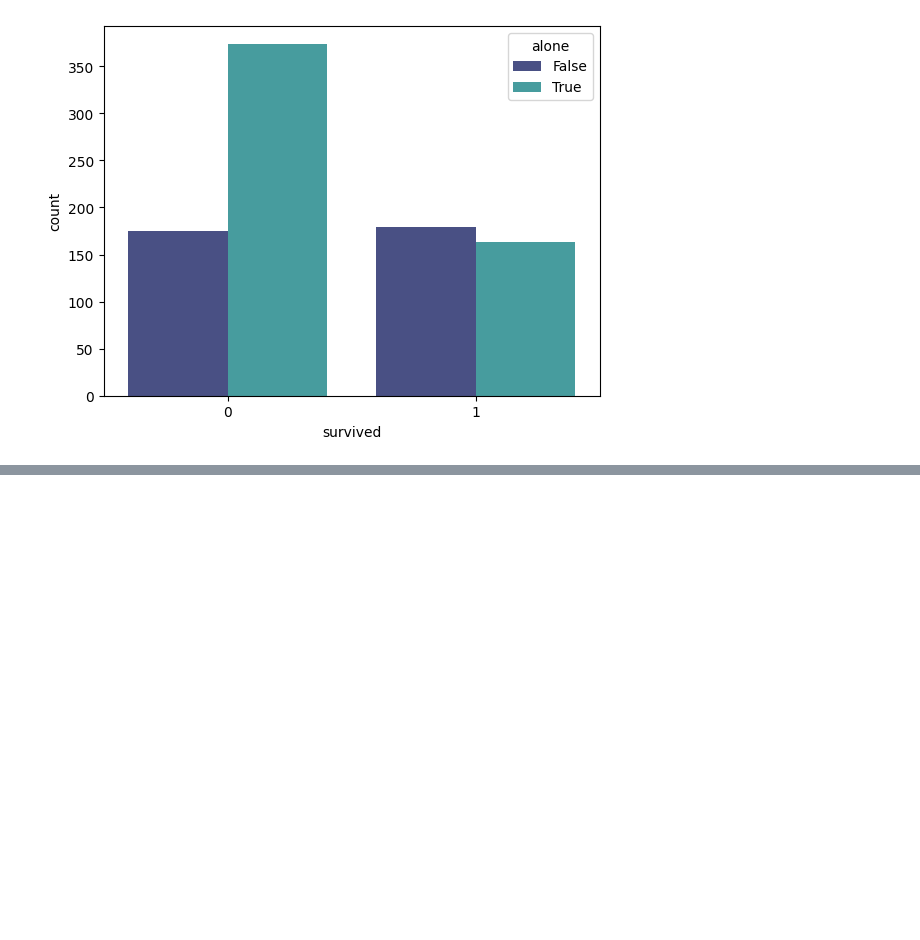
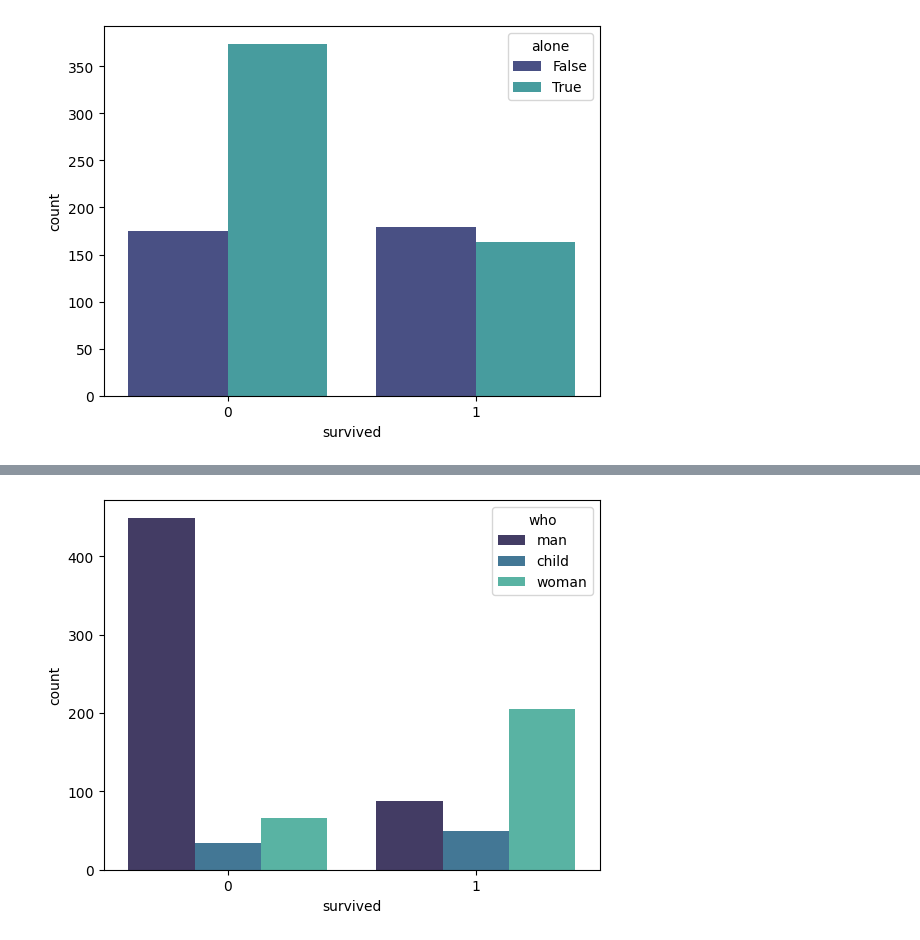
Before and after one commit to tshihab07/Titanic-Life-Prediction, a Jupyter notebook: preprocessing.ipynb, the cells around one changed output, grey strips where cells are left out. Saved outputs shown, nothing was run; the diff lists cells and outputs as text; code cells hidden in the pictures; blank space fills up the shorter version.

Commit message:
Add binary analysis for 'survived' and 'who' feature using countplot

```diff
--- a/preprocessing.ipynb
+++ b/preprocessing.ipynb
@@ -377,0 +409,7 @@ plt.show()
+# %%
+# countplot for specific person
+sns.countplot(df, x='survived', hue='who', palette="mako")
+
+plt.show()
+# %% [output]
+[figure, added]
```
Also changed, not shown: parts of 3 cells of this notebook.
